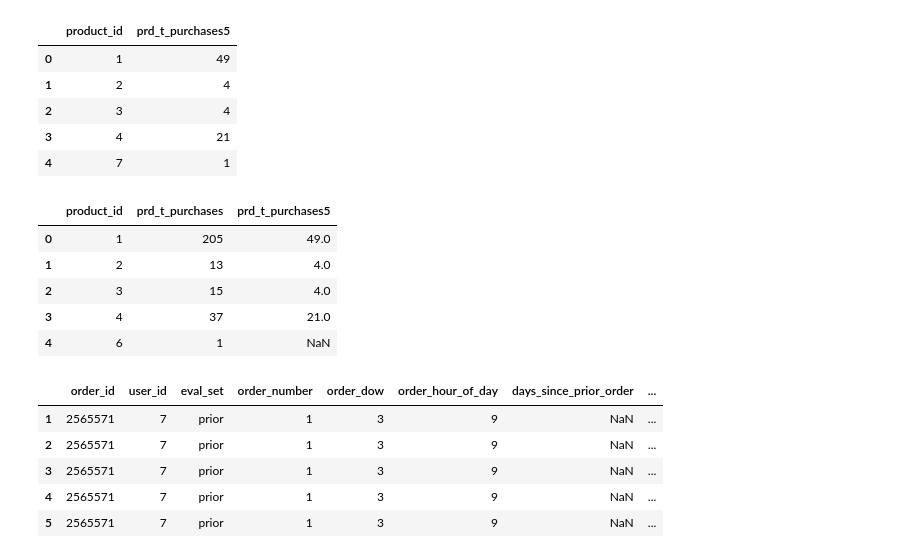
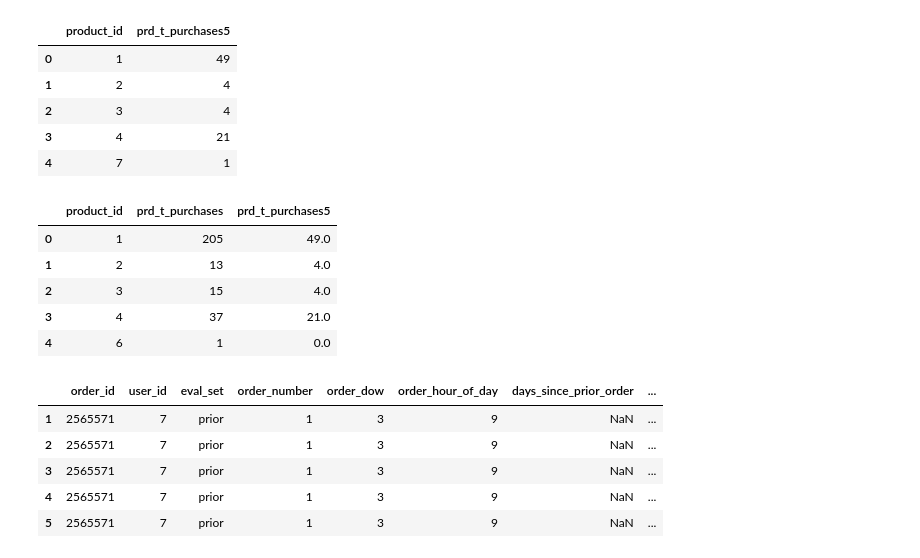
Before and after one commit to AthKas/Instacart-case-UOM, a Jupyter notebook: Instacart Logistic Notebook.ipynb, the cells around one changed output. Cells and saved outputs as stored; diff of their text form; code cells hidden in the pictures.

```diff
--- a/Instacart Logistic Notebook.ipynb
+++ b/Instacart Logistic Notebook.ipynb
@@ -370,17 +370,17 @@ prd5.head()
 # %%
 #Merge features to the product array
 prd = prd.merge(prd5, on='product_id', how='left')
 del prd5
 gc.collect()
-
+prd['prd_t_purchases5'] = prd['prd_t_purchases5'].fillna(0)
 prd.head()
 # %% [output]
 |  | product_id | prd_t_purchases | prd_t_purchases5 |
 | 0 | 1 | 205 | 49.0 |
 | 1 | 2 | 13 | 4.0 |
 | 2 | 3 | 15 | 4.0 |
 | 3 | 4 | 37 | 21.0 |
-| 4 | 6 | 1 | NaN |
+| 4 | 6 | 1 | 0.0 |
 # %%
 #REMOVE PRODUCTS WITH LESS THAN 40 PURCHASES
 # execution time: 25 sec
```
Also changed, not shown: parts of 48 cells of this notebook, 1 other file.
